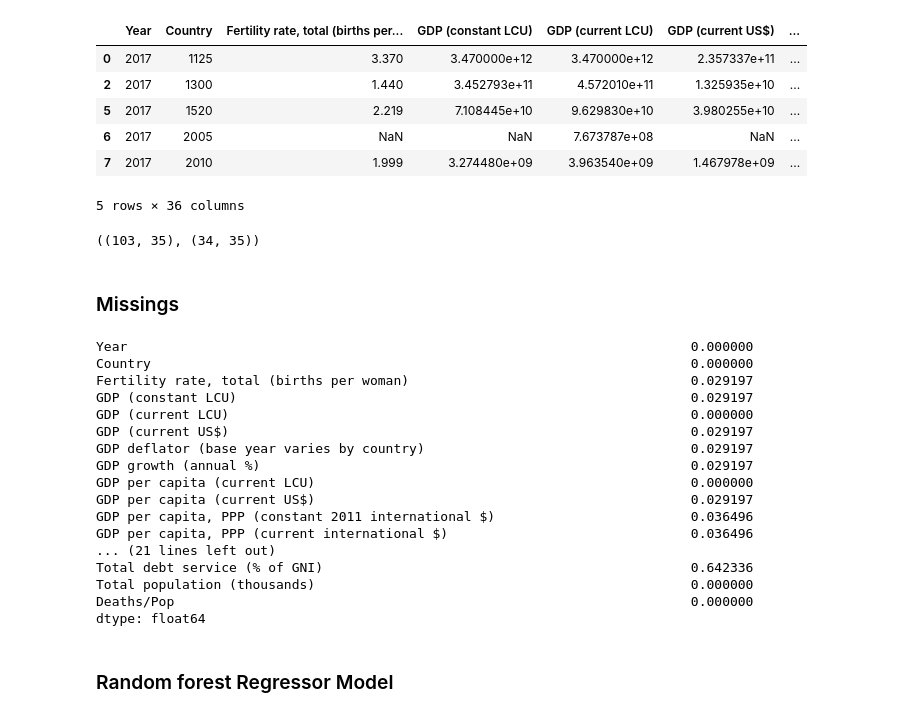
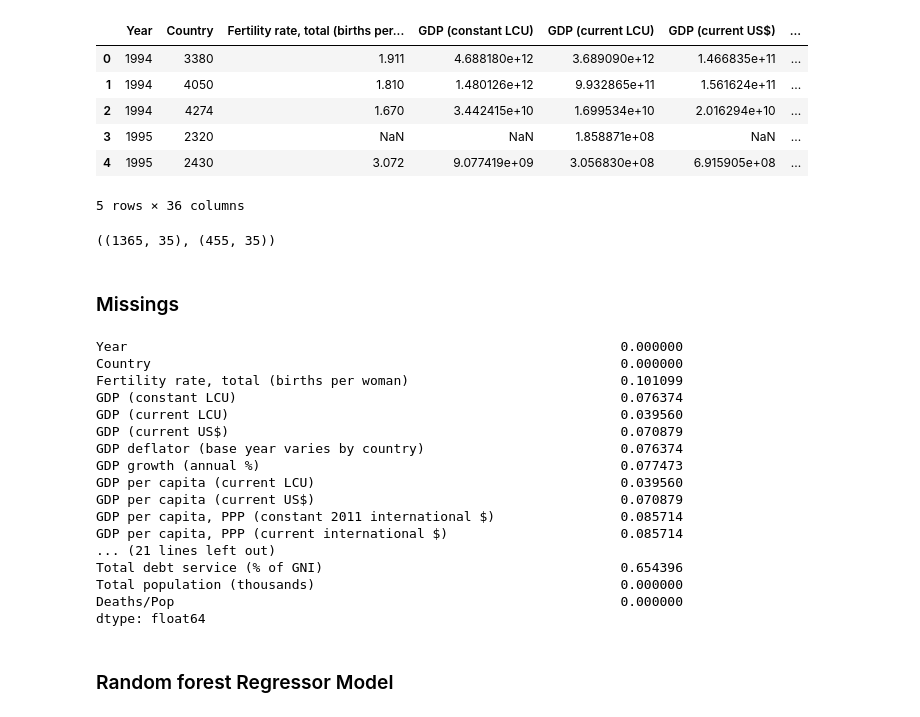
Before and after one commit to Leixb/UPC-ADSDB_e2e, a Jupyter notebook: notebooks/Modeling.ipynb, the cells around one changed output. Drawn from its saved outputs; the diff is of its cells as text; code cells hidden in the pictures.

```diff
--- a/notebooks/Modeling.ipynb
+++ b/notebooks/Modeling.ipynb
@@ -5,6 +5,5 @@ import numpy as np
 import seaborn as sns
 import matplotlib.pyplot as plt
 %matplotlib inline
-pd.set_option('display.max_rows', None) # or 1000.
 # %%
 conn = psycopg2.connect(dbname="adsdb", user="adsdb", password="adsdb")
@@ -35,0 +10,2 @@ df_final = df_mortality.join(df_demo_pivoted, on=("Year","Name")).reset_index()
+# %%
+df_final = pd.read_sql('SELECT * from exploitation.demographic_deaths;', conn, params = dict(name="adsdb"))
@@ -48,17 +46,17 @@ from sklearn.inspection import permutation_importance
 # %%
 # Droping columns with NaN in predictor
-df = df_final[df_final['Deaths1'].notna()]
+df = df_final[df_final['Deaths'].notna()]
 df = df[df['Total population (thousands)'].notna()]
-df['Deaths/Pop'] = (df['Deaths1']/(df['Total population (thousands)']*1000))*100
-df = df.drop(columns=['Deaths1', 'Name'])
+df['Deaths/Pop'] = (df['Deaths']/(df['Total population (thousands)']*1000))*100
+df = df.drop(columns=['Deaths', 'Name'])
 df.head()
 # %% [output]
 |  | Year | Country | Fertility rate, total (births per... | GDP (constant LCU) | GDP (current LCU) | GDP (current US$) | ... |
-| 0 | 2017 | 1125 | 3.370 | 3.470000e+12 | 3.470000e+12 | 2.357337e+11 | ... |
-| 2 | 2017 | 1300 | 1.440 | 3.452793e+11 | 4.572010e+11 | 1.325935e+10 | ... |
-| 5 | 2017 | 1520 | 2.219 | 7.108445e+10 | 9.629830e+10 | 3.980255e+10 | ... |
-| 6 | 2017 | 2005 | NaN | NaN | 7.673787e+08 | NaN | ... |
-| 7 | 2017 | 2010 | 1.999 | 3.274480e+09 | 3.963540e+09 | 1.467978e+09 | ... |
+| 0 | 1994 | 3380 | 1.911 | 4.688180e+12 | 3.689090e+12 | 1.466835e+11 | ... |
+| 1 | 1994 | 4050 | 1.810 | 1.480126e+12 | 9.932865e+11 | 1.561624e+11 | ... |
+| 2 | 1994 | 4274 | 1.670 | 3.442415e+10 | 1.699534e+10 | 2.016294e+10 | ... |
+| 3 | 1995 | 2320 | NaN | NaN | 1.858871e+08 | NaN | ... |
+| 4 | 1995 | 2430 | 3.072 | 9.077419e+09 | 3.056830e+08 | 6.915905e+08 | ... |
 5 rows × 36 columns
 # %%
 # Train test datasets
@@ -72,26 +70,26 @@ X_test = test.drop(columns ="Deaths/Pop")
 
 X_train.shape, X_test.shape
 # %% [output]
-((103, 35), (34, 35))
+((1365, 35), (455, 35))
 # %% [markdown]
 ### Missings
 # %%
 df.isnull().sum(axis=0)/len(df)
 # %% [output]
-Year                                                                        0.000000
-Country                                                                     0.000000
-Fertility rate, total (births per woman)                                    0.029197
-GDP (constant LCU)                                                          0.029197
-GDP (current LCU)                                                           0.000000
-GDP (current US$)                                                           0.029197
-GDP deflator (base year varies by country)                                  0.029197
-GDP growth (annual %)                                                       0.029197
-GDP per capita (current LCU)                                                0.000000
-GDP per capita (current US$)                                                0.029197
-GDP per capita, PPP (constant 2011 international $)                         0.036496
-GDP per capita, PPP (current international $)                               0.036496
+Year                                                               0.000000
+Country                                                            0.000000
+Fertility rate, total (births per woman)                           0.101099
+GDP (constant LCU)                                                 0.076374
+GDP (current LCU)                                                  0.039560
+GDP (current US$)                                                  0.070879
+GDP deflator (base year varies by country)                         0.076374
+GDP growth (annual %)                                              0.077473
+GDP per capita (current LCU)                                       0.039560
+GDP per capita (current US$)                                       0.070879
+GDP per capita, PPP (constant 2011 international $)                0.085714
+GDP per capita, PPP (current international $)                      0.085714
 ... (21 lines left out)
-Total debt service (% of GNI)                                               0.642336
-Total population (thousands)                                                0.000000
-Deaths/Pop                                                                  0.000000
+Total debt service (% of GNI)                                      0.654396
+Total population (thousands)                                       0.000000
+Deaths/Pop                                                         0.000000
 dtype: float64
```
Also changed, not shown: parts of 20 cells of this notebook, 1 other file.
